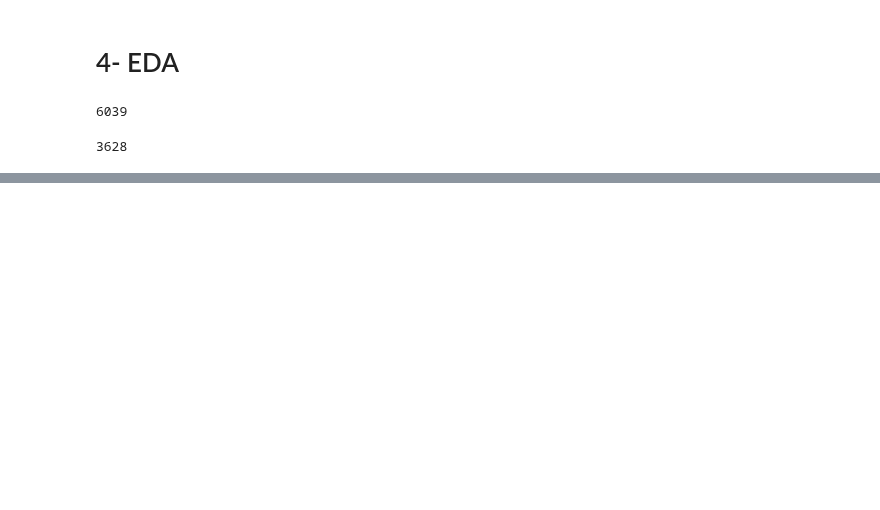
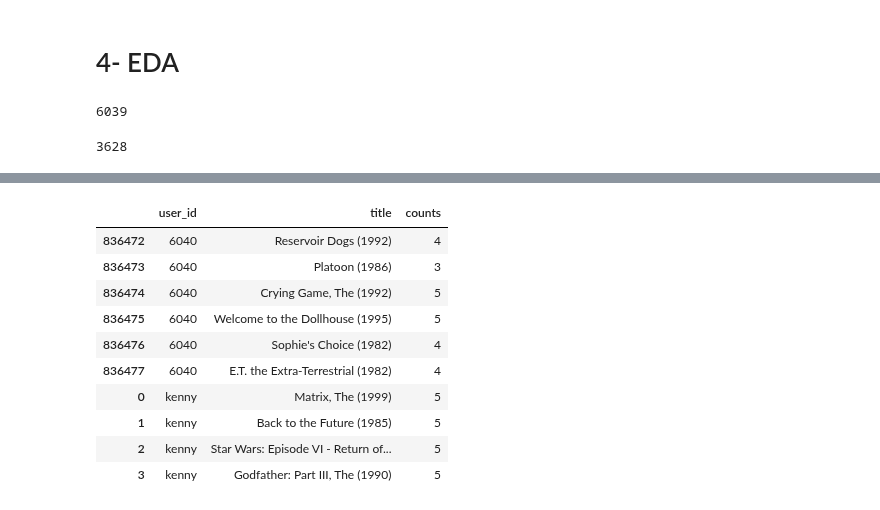
Before and after one commit to gyjong/aiffel_campus, a Jupyter notebook: quest_0401/0402_movielens.ipynb, the cells around one changed output, grey strips where cells are left out. Saved outputs shown, nothing was run; the diff lists cells and outputs as text; code cells hidden in the pictures; blank space fills up the shorter version.

```diff
--- a/quest_0401/0402_movielens.ipynb
+++ b/quest_0401/0402_movielens.ipynb
@@ -130,0 +184,17 @@ top30movie
+# %%
+if not movie_matrix.isin({'user_id':['kenny']})['user_id'].any():
+    movie_matrix = pd.concat([movie_matrix, my_movielist])
+
+movie_matrix.tail(10)
+# %% [output]
+|  | user_id | title | counts |
+| 836472 | 6040 | Reservoir Dogs (1992) | 4 |
+| 836473 | 6040 | Platoon (1986) | 3 |
+| 836474 | 6040 | Crying Game, The (1992) | 5 |
+| 836475 | 6040 | Welcome to the Dollhouse (1995) | 5 |
+| 836476 | 6040 | Sophie's Choice (1982) | 4 |
+| 836477 | 6040 | E.T. the Extra-Terrestrial (1982) | 4 |
+| 0 | kenny | Matrix, The (1999) | 5 |
+| 1 | kenny | Back to the Future (1985) | 5 |
+| 2 | kenny | Star Wars: Episode VI - Return of... | 5 |
+| 3 | kenny | Godfather: Part III, The (1990) | 5 |
```
Also changed, not shown: parts of 47 cells of this notebook, 1 other file.
